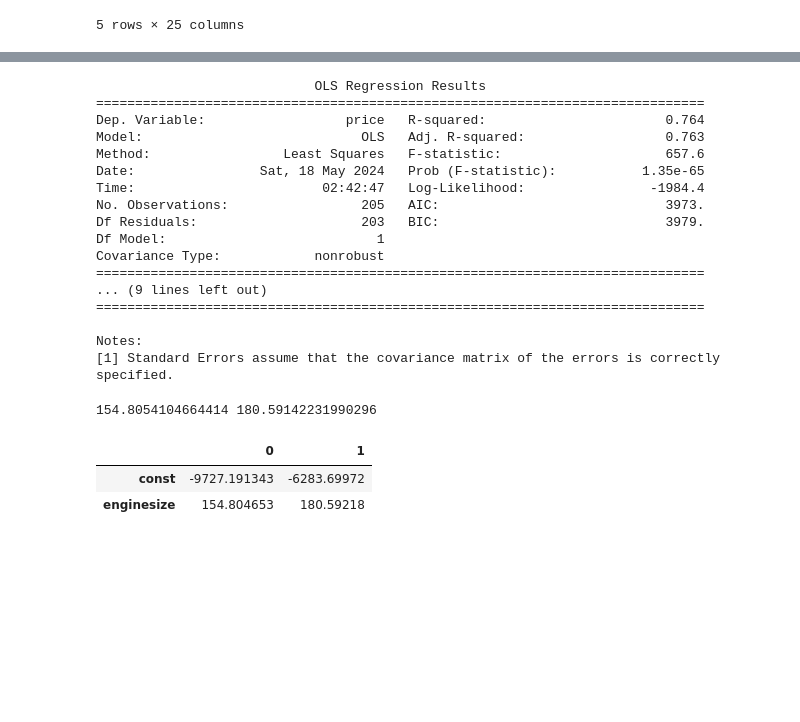
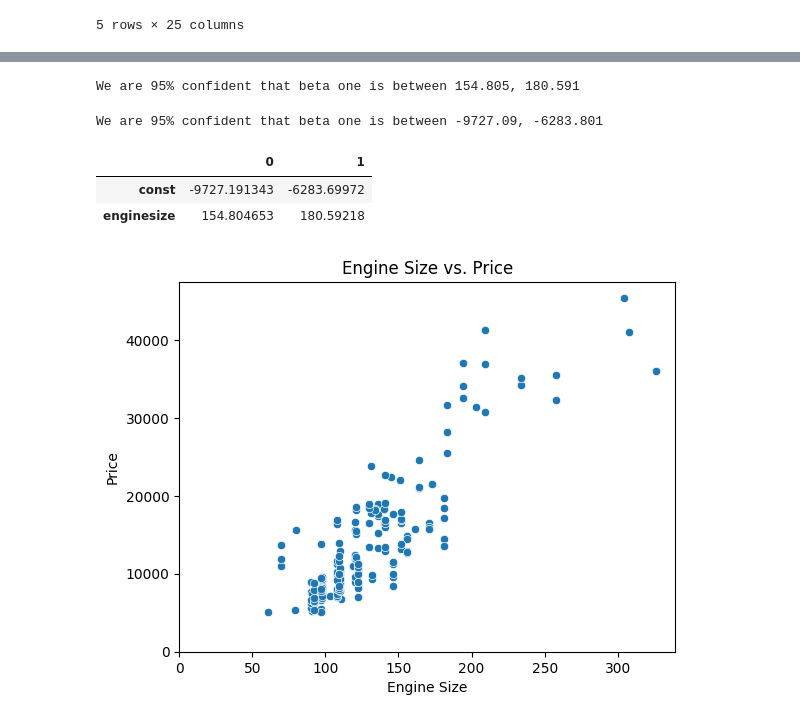
Before and after one commit to kazirshahria/regression_and_time_series, a Jupyter notebook: simple_regression.ipynb, the cells around one changed output, grey strips where cells are left out. Saved outputs shown, nothing was run; the diff lists cells and outputs as text; code cells hidden in the pictures; blank space fills up the shorter version.

Commit message:
updated with new models and residual plots

```diff
--- a/simple_regression.ipynb
+++ b/simple_regression.ipynb
@@ -51,25 +76,5 @@ df["enginesize"].mean()
-# %%
-model = sm.OLS(Y, X).fit()
-print(model.summary())
-# %% [output]
-                            OLS Regression Results
-==============================================================================
-Dep. Variable:                  price   R-squared:                       0.764
-Model:                            OLS   Adj. R-squared:                  0.763
-Method:                 Least Squares   F-statistic:                     657.6
-Date:                Sat, 18 May 2024   Prob (F-statistic):           1.35e-65
-Time:                        02:42:47   Log-Likelihood:                -1984.4
-No. Observations:                 205   AIC:                             3973.
-Df Residuals:                     203   BIC:                             3979.
-Df Model:                           1
-Covariance Type:            nonrobust
-==============================================================================
-... (9 lines left out)
-==============================================================================
-
-Notes:
-[1] Standard Errors assume that the covariance matrix of the errors is correctly specified.
 # %%
+# 95% Confidence Intervals for beta one
 b1 = model.params.loc["enginesize"]
 enginesize_se = model.bse.loc["enginesize"]
 t_value = 1.971603
@@ -77,12 +82,35 @@ t_value = 1.971603
 lower_bound = b1 - t_value*enginesize_se
 upper_bound = b1 + t_value*enginesize_se
 
-print(lower_bound, upper_bound)
+print(f"We are 95% confident that beta one is between {round(lower_bound, 3)}, {round(upper_bound, 3)}")
 # %% [output]
-154.8054104664414 180.59142231990296
+We are 95% confident that beta one is between 154.805, 180.591
-# %%
-model.conf_int(alpha=0.05)
-# %% [output]
-|  | 0 | 1 |
-| const | -9727.191343 | -6283.69972 |
-| enginesize | 154.804653 | 180.59218 |
+# %%
+# 95% Confidence Intervals for beta zero
+b0 = model.params.loc["const"]
+intercept_se = model.bse.loc["const"]
+
+lower_bound = b0 - t_value*intercept_se
+upper_bound = b0 + t_value*intercept_se
+
+print(f"We are 95% confident that beta one is between {round(lower_bound, 3)}, {round(upper_bound, 3)}")
+# %% [output]
+We are 95% confident that beta one is between -9727.09, -6283.801
+# %%
+# Double check the values with the model
+model.conf_int(alpha=0.05)
+# %% [output]
+|  | 0 | 1 |
+| const | -9727.191343 | -6283.69972 |
+| enginesize | 154.804653 | 180.59218 |
+# %%
+# Plot the relationship
+sns.scatterplot(data=df, x="enginesize", y="price")
+plt.xlabel("Engine Size")
+plt.ylabel("Price")
+plt.title("Engine Size vs. Price")
+plt.xlim(0)
+plt.ylim(0)
+plt.show()
+# %% [output]
+[figure, added]
```
Also changed, not shown: parts of 13 cells of this notebook.
